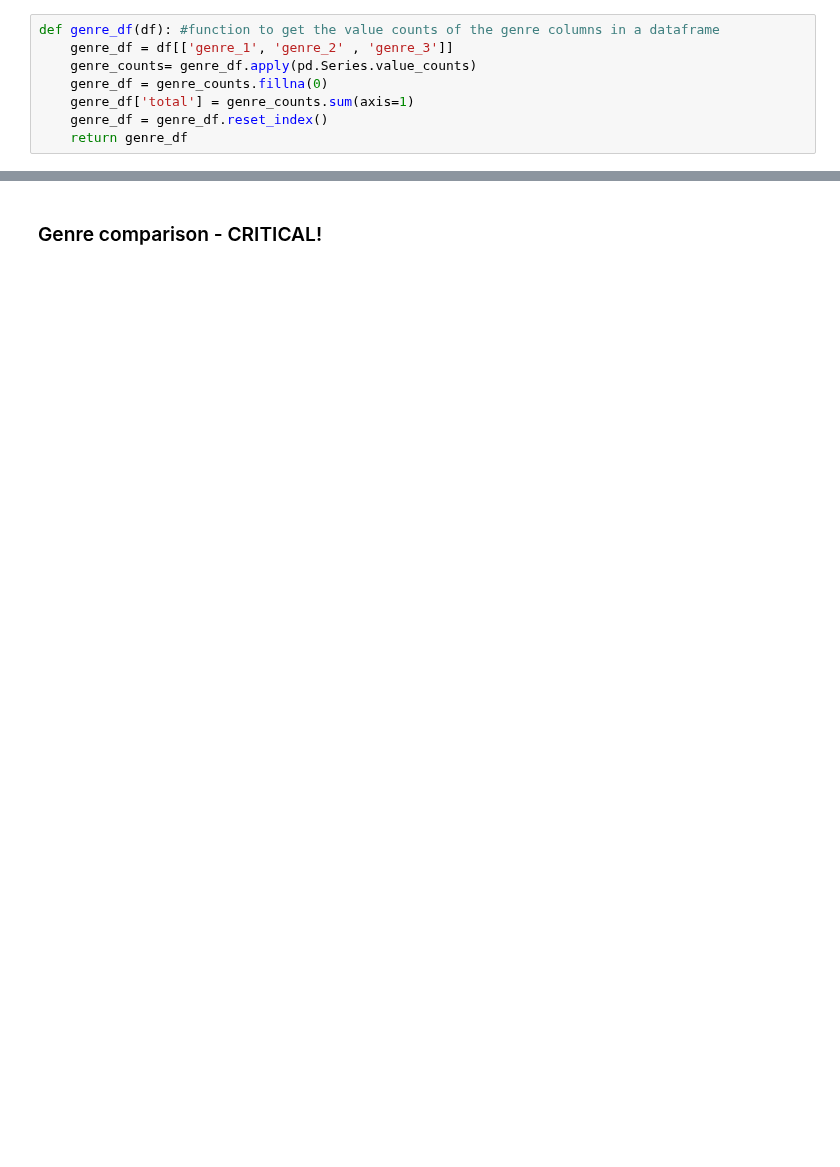
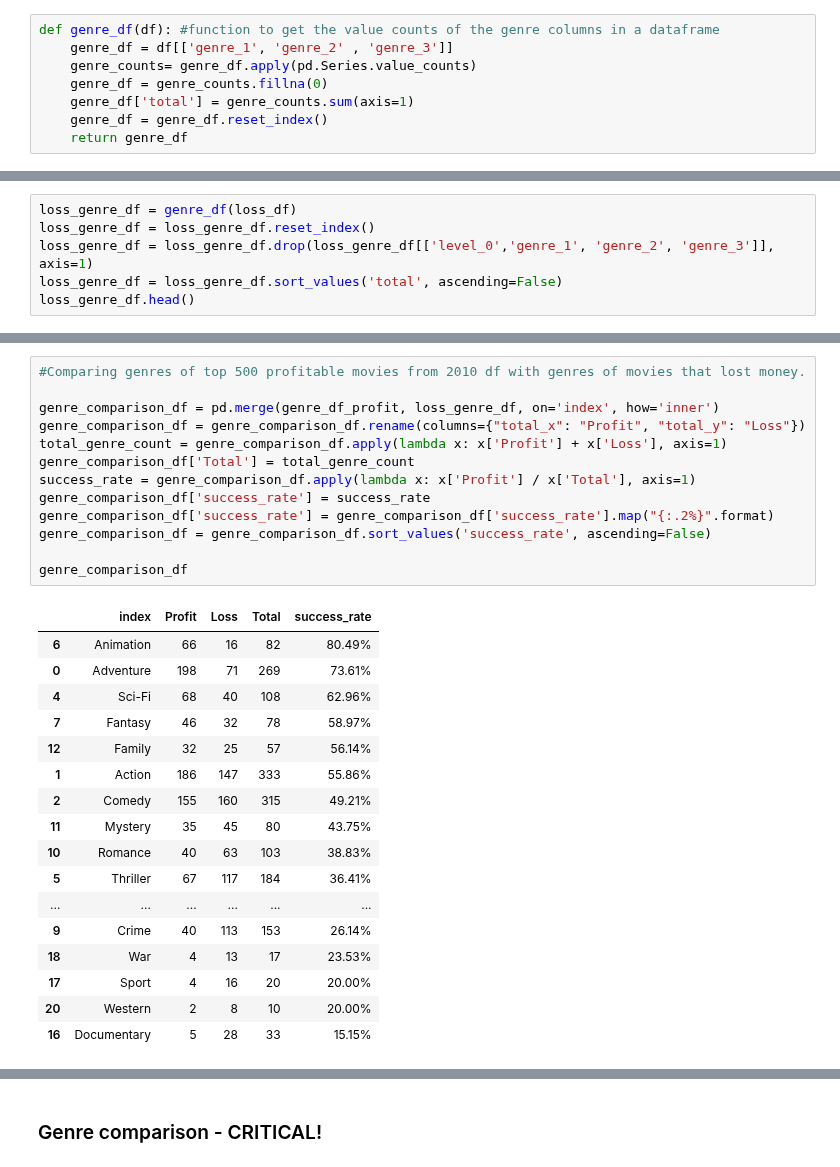
Before and after one commit to jxn628/dsc-phase-1-project, a Jupyter notebook: student.ipynb, the cells around one changed output, grey strips where cells are left out. Saved outputs shown, nothing was run; the diff lists cells and outputs as text; blank space fills up the shorter version.

Commit message:
added success rate

```diff
--- a/student.ipynb
+++ b/student.ipynb
@@ -1175,0 +1084,6 @@ genre_df_2010.sort_values('total', ascending = False)
+# %%
+loss_genre_df = genre_df(loss_df)
+loss_genre_df = loss_genre_df.reset_index()
+loss_genre_df = loss_genre_df.drop(loss_genre_df[['level_0','genre_1', 'genre_2', 'genre_3']], axis=1)
+loss_genre_df = loss_genre_df.sort_values('total', ascending=False)
+loss_genre_df.head()
@@ -1198,0 +1154,31 @@ genre_df_profit
+# %%
+#Comparing genres of top 500 profitable movies from 2010 df with genres of movies that lost money.
+
+genre_comparison_df = pd.merge(genre_df_profit, loss_genre_df, on='index', how='inner')
+genre_comparison_df = genre_comparison_df.rename(columns={"total_x": "Profit", "total_y": "Loss"})
+total_genre_count = genre_comparison_df.apply(lambda x: x['Profit'] + x['Loss'], axis=1)
+genre_comparison_df['Total'] = total_genre_count
+success_rate = genre_comparison_df.apply(lambda x: x['Profit'] / x['Total'], axis=1)
+genre_comparison_df['success_rate'] = success_rate
+genre_comparison_df['success_rate'] = genre_comparison_df['success_rate'].map("{:.2%}".format)
+genre_comparison_df = genre_comparison_df.sort_values('success_rate', ascending=False)
+
+genre_comparison_df
+# %% [output]
+|  | index | Profit | Loss | Total | success_rate |
+| 6 | Animation | 66 | 16 | 82 | 80.49% |
+| 0 | Adventure | 198 | 71 | 269 | 73.61% |
+| 4 | Sci-Fi | 68 | 40 | 108 | 62.96% |
+| 7 | Fantasy | 46 | 32 | 78 | 58.97% |
+| 12 | Family | 32 | 25 | 57 | 56.14% |
+| 1 | Action | 186 | 147 | 333 | 55.86% |
+| 2 | Comedy | 155 | 160 | 315 | 49.21% |
+| 11 | Mystery | 35 | 45 | 80 | 43.75% |
+| 10 | Romance | 40 | 63 | 103 | 38.83% |
+| 5 | Thriller | 67 | 117 | 184 | 36.41% |
+| ... | ... | ... | ... | ... | ... |
+| 9 | Crime | 40 | 113 | 153 | 26.14% |
+| 18 | War | 4 | 13 | 17 | 23.53% |
+| 17 | Sport | 4 | 16 | 20 | 20.00% |
+| 20 | Western | 2 | 8 | 10 | 20.00% |
+| 16 | Documentary | 5 | 28 | 33 | 15.15% |
```
Also changed, not shown: parts of 61 cells of this notebook.
